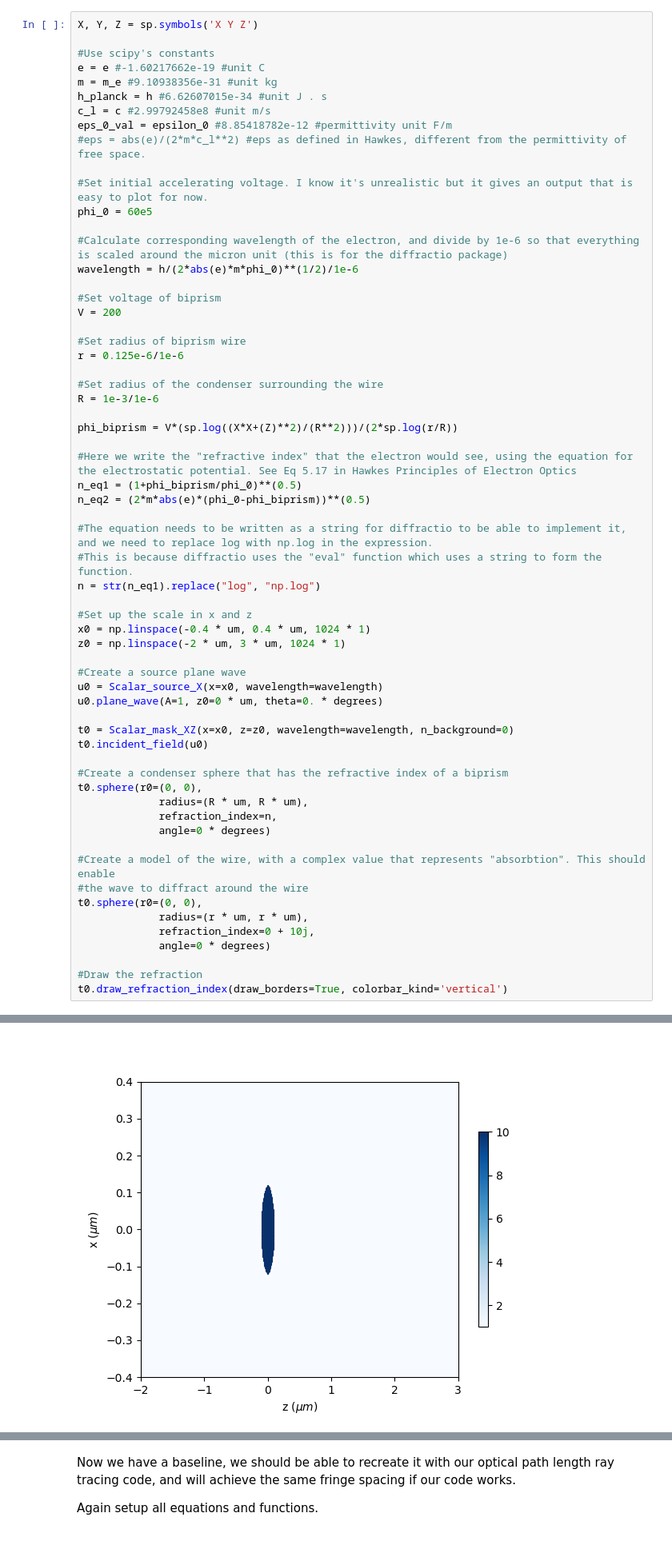
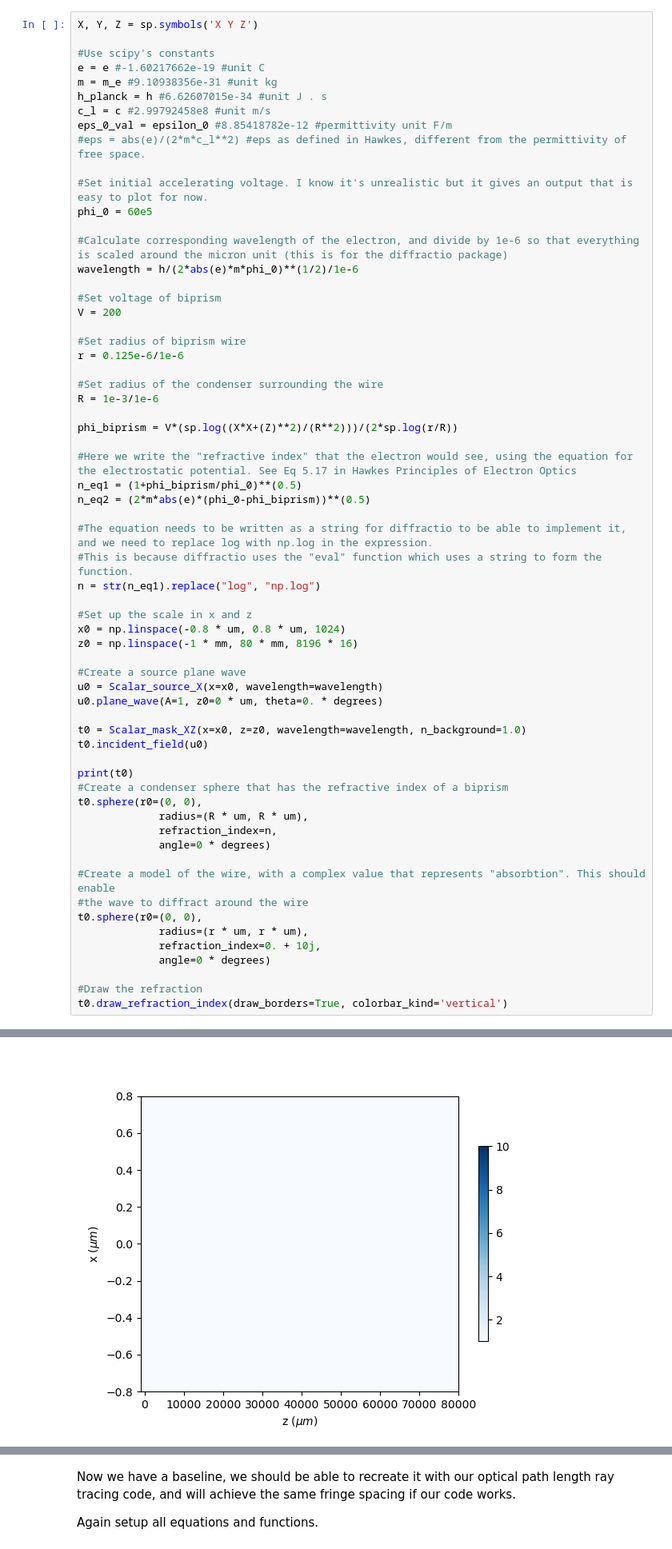
Before and after one commit to AMCLab/TEMGYMAdvanced, a Jupyter notebook: JanghyunCOMAnalysis/biprism_electrostatic_refractive_index_diffractio_compared_to_ray_tracing_physical_scale.ipynb, the cells around one changed output, grey strips where cells are left out. Shown at 80% size. Drawn from its saved outputs; the diff is of its cells as text.

```diff
--- a/JanghyunCOMAnalysis/biprism_electrostatic_refractive_index_diffractio_compared_to_ray_tracing_physical_scale.ipynb
+++ b/JanghyunCOMAnalysis/biprism_electrostatic_refractive_index_diffractio_compared_to_ray_tracing_physical_scale.ipynb
@@ -54,16 +55,17 @@ n_eq2 = (2*m*abs(e)*(phi_0-phi_biprism))**(0.5)
 n = str(n_eq1).replace("log", "np.log")
 
 #Set up the scale in x and z
-x0 = np.linspace(-0.4 * um, 0.4 * um, 1024 * 1)
-z0 = np.linspace(-2 * um, 3 * um, 1024 * 1)
+x0 = np.linspace(-0.8 * um, 0.8 * um, 1024)
+z0 = np.linspace(-1 * mm, 80 * mm, 8196 * 16)
 
 #Create a source plane wave
 u0 = Scalar_source_X(x=x0, wavelength=wavelength)
 u0.plane_wave(A=1, z0=0 * um, theta=0. * degrees)
 
-t0 = Scalar_mask_XZ(x=x0, z=z0, wavelength=wavelength, n_background=0)
+t0 = Scalar_mask_XZ(x=x0, z=z0, wavelength=wavelength, n_background=1.0)
 t0.incident_field(u0)
 
+print(t0)
 #Create a condenser sphere that has the refractive index of a biprism
 t0.sphere(r0=(0, 0),
              radius=(R * um, R * um),
@@ -74,7 +76,7 @@ t0.sphere(r0=(0, 0),
 #the wave to diffract around the wire
 t0.sphere(r0=(0, 0),
              radius=(r * um, r * um),
-             refraction_index=0 + 10j,
+             refraction_index=0. + 10j,
              angle=0 * degrees)
 
 #Draw the refraction
@@ -84 +95 @@ t0.draw_refraction_index(draw_borders=True, colorbar_kind='vertical')
-[figure, old version]
+[figure, new version]
```
Also changed, not shown: parts of 17 cells of this notebook.
